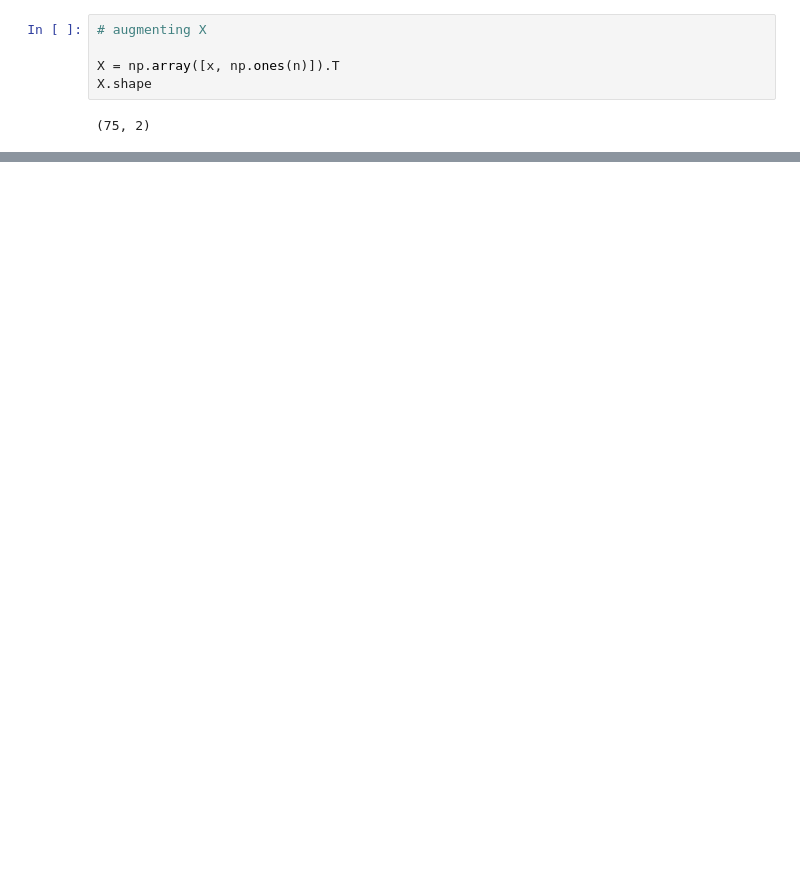
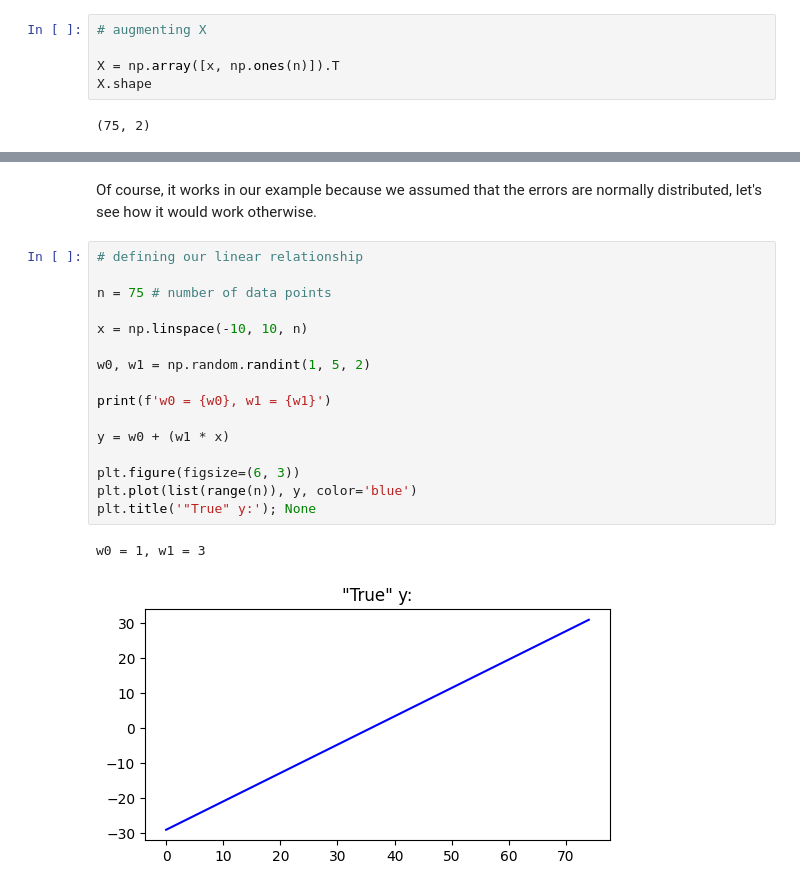
Before and after one commit to mrochk/mle-linreg, a Jupyter notebook: notebook.ipynb, the cells around one changed output, grey strips where cells are left out. Cells and saved outputs as stored; diff of their text form; blank space fills up the shorter version.

```diff
--- a/notebook.ipynb
+++ b/notebook.ipynb
@@ -137,0 +204,21 @@ Where $\bar{\mathbf{v}}$ denotes the mean over the values of $\mathbf{v}$, givin
+# %% [markdown]
+Of course, it works in our example because we assumed that the errors are normally distributed, let's see how it would work otherwise.
+# %%
+# defining our linear relationship
+
+n = 75 # number of data points
+
+x = np.linspace(-10, 10, n)
+
+w0, w1 = np.random.randint(1, 5, 2)
+
+print(f'w0 = {w0}, w1 = {w1}')
+
+y = w0 + (w1 * x)
+
+plt.figure(figsize=(6, 3))
+plt.plot(list(range(n)), y, color='blue')
+plt.title('"True" y:'); None
+# %% [output]
+w0 = 1, w1 = 3
+[figure, added]
```
Also changed, not shown: parts of 14 cells of this notebook, 1 other file.
